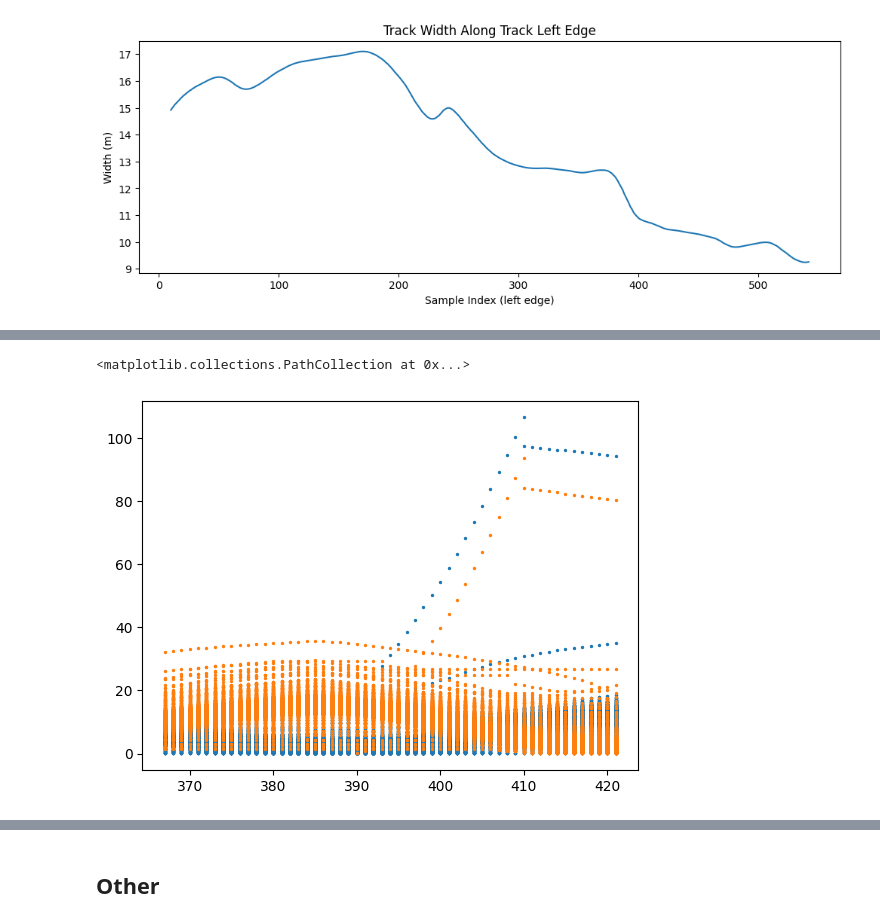
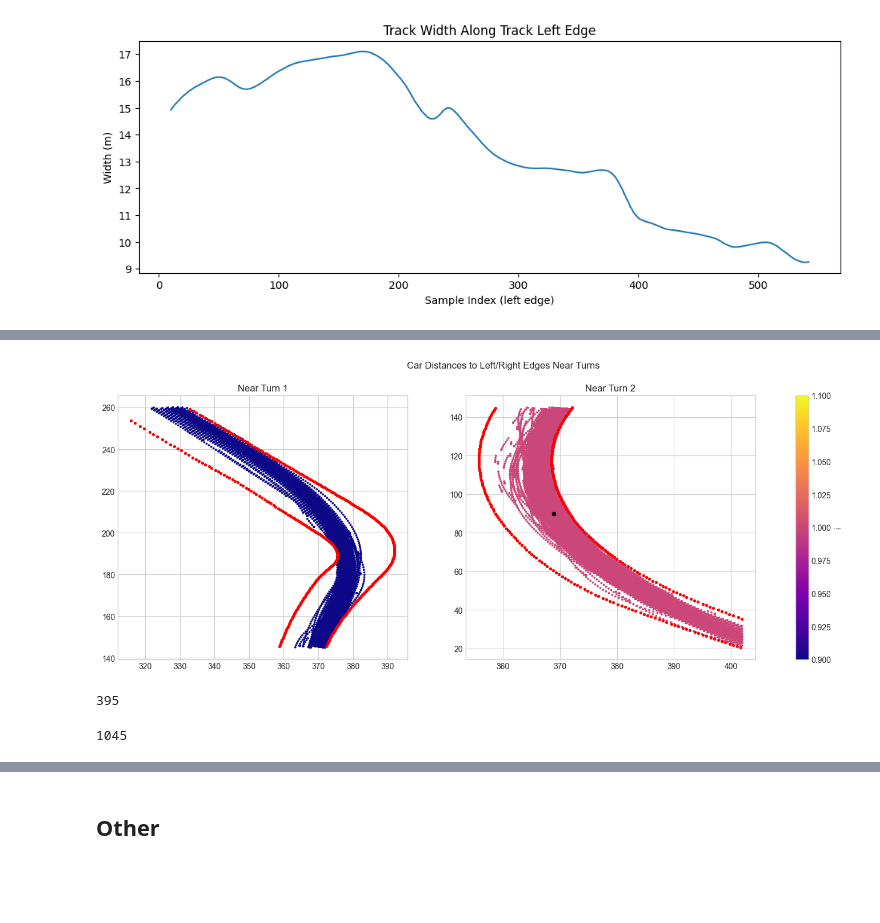
Before and after one commit to Samukat/Data3001G2, a Jupyter notebook: Track_2.ipynb, the cells around one changed output, grey strips where cells are left out. Saved outputs shown, nothing was run; the diff lists cells and outputs as text; code cells hidden in the pictures; blank space fills up the shorter version.

```diff
--- a/Track_2.ipynb
+++ b/Track_2.ipynb
@@ -706,6 +698,15 @@ plot_k_turns(lap_cut_edges, turns, track_left, track_right, k=3, title=f"na pos"
-# %%
-plt.scatter(lap_cut_edges[(lap_cut_edges["M_LAPDISTANCE_1"] < 422) & (lap_cut_edges["M_LAPDISTANCE_1"] > 366)]["M_LAPDISTANCE_1"], lap_cut_edges[(lap_cut_edges["M_LAPDISTANCE_1"] < 422) & (lap_cut_edges["M_LAPDISTANCE_1"] > 366)]["right_dist"], s=2)
-plt.scatter(lap_cut_edges[(lap_cut_edges["M_LAPDISTANCE_1"] < 422) & (lap_cut_edges["M_LAPDISTANCE_1"] > 366)]["M_LAPDISTANCE_1"], lap_cut_edges[(lap_cut_edges["M_LAPDISTANCE_1"] < 422) & (lap_cut_edges["M_LAPDISTANCE_1"] > 366)]["left_dist"], s=2)
-# %% [output]
-<matplotlib.collections.PathCollection at 0x...>
-[figure, removed]
+# %%
+result_df["in"] = (result_df["left_dist"] + result_df["right_dist"]) < (result_df["l_width"] + result_df["r_width"])/2 + 0.53
+result_df_800m = result_df[(result_df["M_LAPDISTANCE_1"] <= 800) & (result_df["M_LAPDISTANCE_1"] >= 50)]
+result_df_filterd = result_df_800m.groupby(["M_SESSIONUID", "M_CURRENTLAPNUM"]).filter(lambda grp: grp["in"].all())
+plot_k_turns(result_df_filterd, turns, left_with_width, right_with_width, k=2, color_col="in", title=f"Car Distances to Left/Right Edges Near Turns", cmap="plasma")
+# %% [output]
+[figure, added]
+# %%
+len(result_df_filterd.groupby(["M_SESSIONUID", "M_CURRENTLAPNUM"]))
+# %% [output]
+395
+# %%
+len(result_df_800m.groupby(["M_SESSIONUID", "M_CURRENTLAPNUM"]))
+# %% [output]
+1045
```
Also changed, not shown: parts of 10 cells of this notebook, 4 other files.
